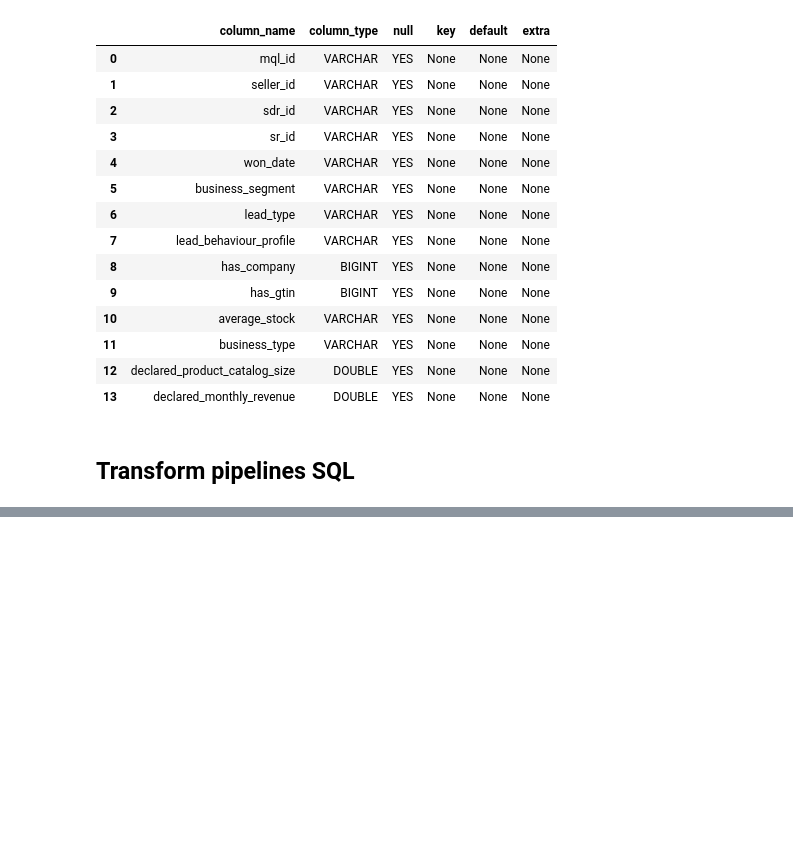
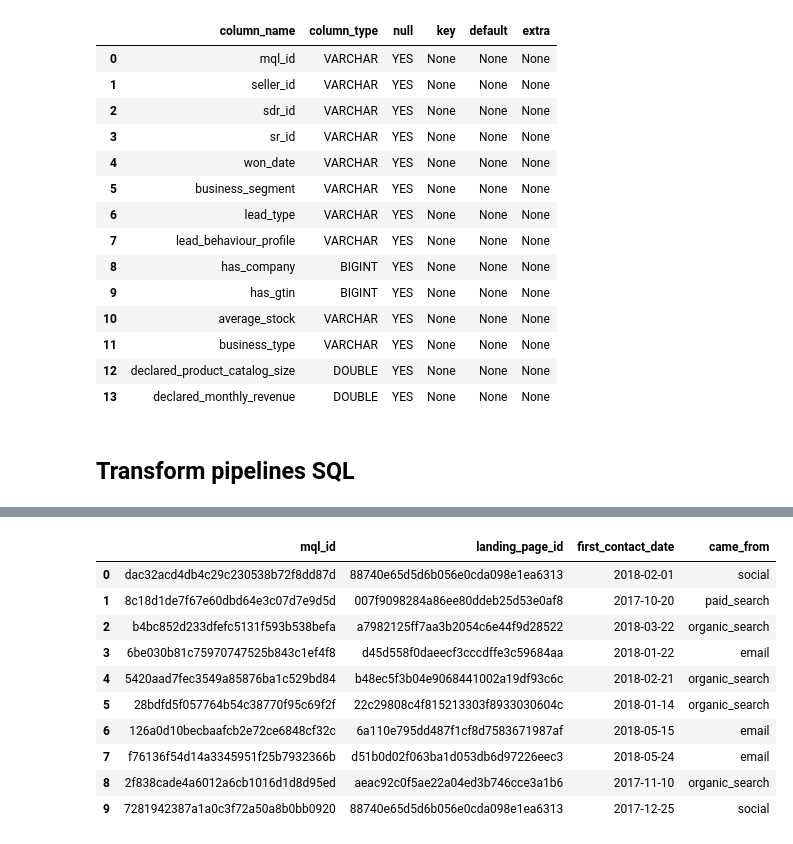
Before and after one commit to Gabrieln18/olist_data_project, a Jupyter notebook: notebooks/workflows.ipynb, the cells around one changed output, grey strips where cells are left out. Saved outputs shown, nothing was run; the diff lists cells and outputs as text; code cells hidden in the pictures; blank space fills up the shorter version.

```diff
--- a/notebooks/workflows.ipynb
+++ b/notebooks/workflows.ipynb
@@ -339,0 +433,23 @@ Neste caso será necessário criar novas tabelas dentro da camada Silver:
+# %%
+pandas_sql("""
+CREATE OR REPLACE VIEW leads_qualified AS
+SELECT
+    mql_id,
+    landing_page_id,
+    CAST(first_contact_date AS TIMESTAMP) AS first_contact_date,
+    LOWER(TRIM(COALESCE(origin, 'N/A'))) AS came_from
+FROM delta_scan('../delta_lake/bronze/leads_qualified_bronze');
+SELECT * FROM leads_qualified LIMIT 10;
+""")
+# %% [output]
+|  | mql_id | landing_page_id | first_contact_date | came_from |
+| 0 | dac32acd4db4c29c230538b72f8dd87d | 88740e65d5d6b056e0cda098e1ea6313 | 2018-02-01 | social |
+| 1 | 8c18d1de7f67e60dbd64e3c07d7e9d5d | 007f9098284a86ee80ddeb25d53e0af8 | 2017-10-20 | paid_search |
+| 2 | b4bc852d233dfefc5131f593b538befa | a7982125ff7aa3b2054c6e44f9d28522 | 2018-03-22 | organic_search |
+| 3 | 6be030b81c75970747525b843c1ef4f8 | d45d558f0daeecf3cccdffe3c59684aa | 2018-01-22 | email |
+| 4 | 5420aad7fec3549a85876ba1c529bd84 | b48ec5f3b04e9068441002a19df93c6c | 2018-02-21 | organic_search |
+| 5 | 28bdfd5f057764b54c38770f95c69f2f | 22c29808c4f815213303f8933030604c | 2018-01-14 | organic_search |
+| 6 | 126a0d10becbaafcb2e72ce6848cf32c | 6a110e795dd487f1cf8d7583671987af | 2018-05-15 | email |
+| 7 | f76136f54d14a3345951f25b7932366b | d51b0d02f063ba1d053db6d97226eec3 | 2018-05-24 | email |
+| 8 | 2f838cade4a6012a6cb1016d1d8d95ed | aeac92c0f5ae22a04ed3b746cce3a1b6 | 2017-11-10 | organic_search |
+| 9 | 7281942387a1a0c3f72a50a8b0bb0920 | 88740e65d5d6b056e0cda098e1ea6313 | 2017-12-25 | social |
```
Also changed, not shown: parts of 34 cells of this notebook.
